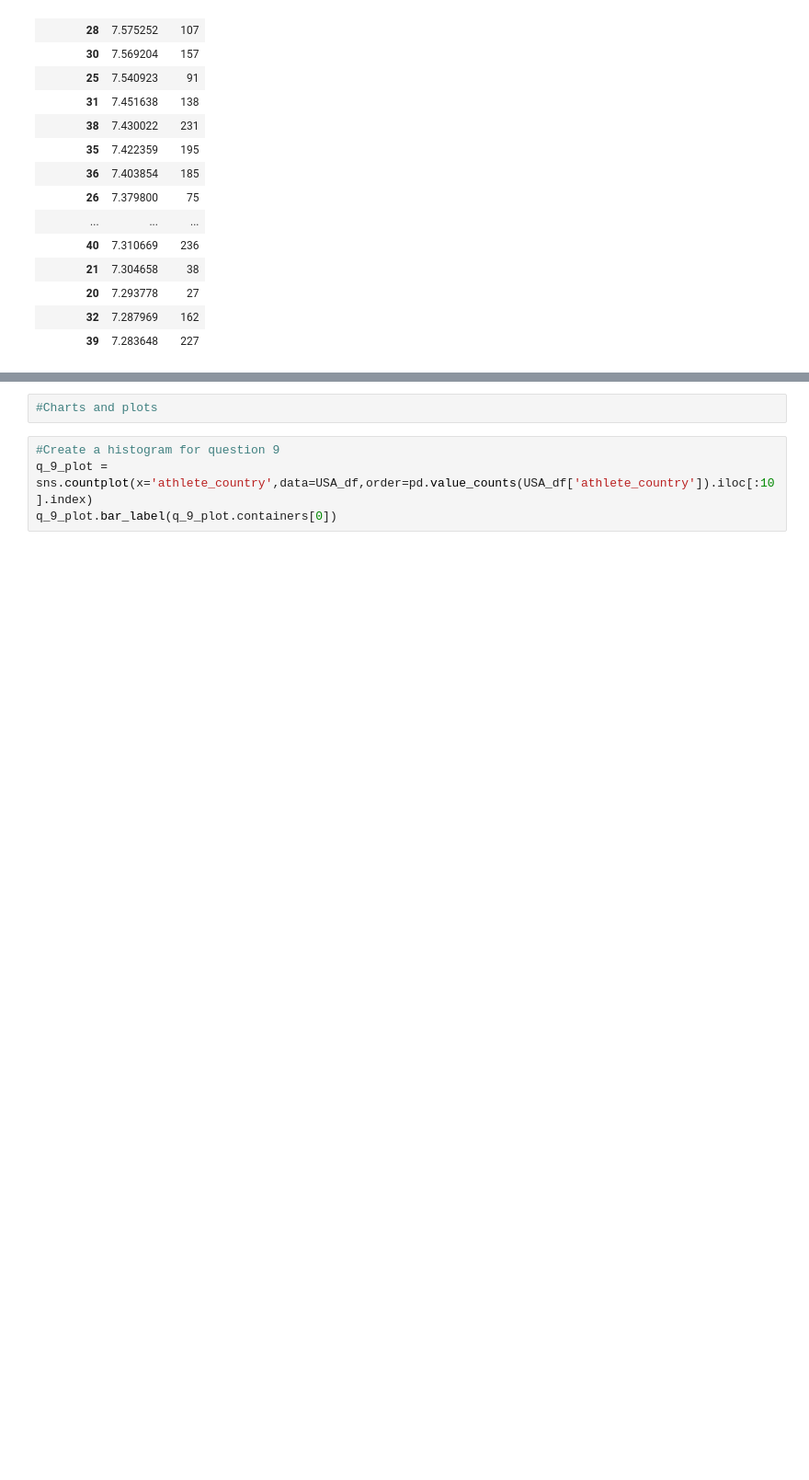
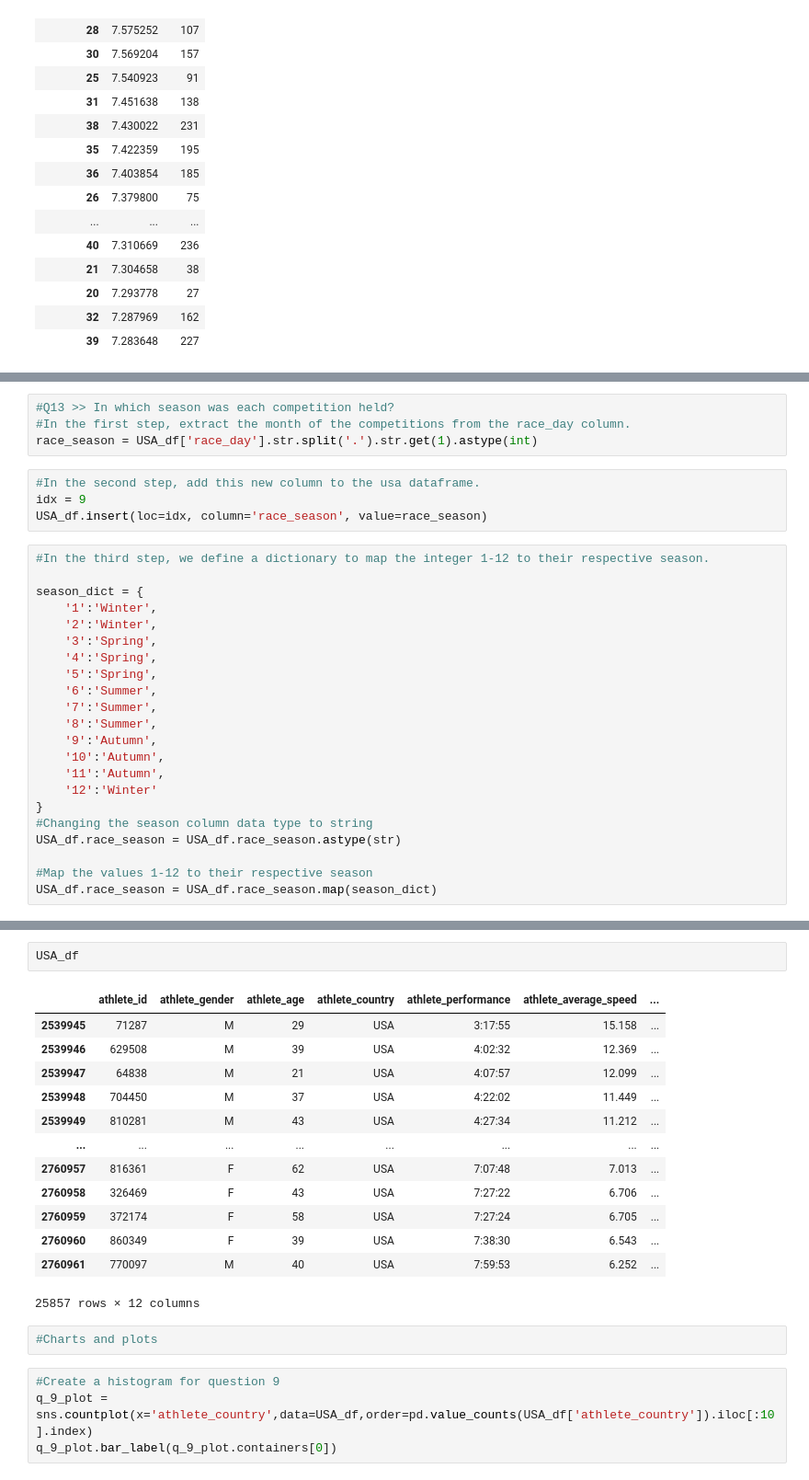
Before and after one commit to maedeh-dqn/ultra_marathon_project, a Jupyter notebook: Analyis.ipynb, the cells around one changed output, grey strips where cells are left out. Shown: that part at 92% size. Drawn from its saved outputs; the diff is of its cells as text; blank space fills up the shorter version.

```diff
--- a/Analyis.ipynb
+++ b/Analyis.ipynb
@@ -417,0 +403,30 @@ Name: race_day, Length: 25857, dtype: object
+# %%
+#Q13 >> In which season was each competition held?
+#In the first step, extract the month of the competitions from the race_day column.
+race_season = USA_df['race_day'].str.split('.').str.get(1).astype(int)
+# %%
+#In the second step, add this new column to the usa dataframe.
+idx = 9
+USA_df.insert(loc=idx, column='race_season', value=race_season)
+# %%
+#In the third step, we define a dictionary to map the integer 1-12 to their respective season.
+
+season_dict = {
+    '1':'Winter',
+    '2':'Winter',
+    '3':'Spring',
+    '4':'Spring',
+    '5':'Spring',
+    '6':'Summer',
+    '7':'Summer',
+    '8':'Summer',
+    '9':'Autumn',
+    '10':'Autumn',
+    '11':'Autumn',
+    '12':'Winter'
+}
+#Changing the season column data type to string
+USA_df.race_season = USA_df.race_season.astype(str)
+
+#Map the values 1-12 to their respective season
+USA_df.race_season = USA_df.race_season.map(season_dict)
@@ -418,3 +453,19 @@ Name: race_day, Length: 25857, dtype: object
+# %%
+USA_df
+# %% [output]
+|  | athlete_id | athlete_gender | athlete_age | athlete_country | athlete_performance | athlete_average_speed | ... |
+| 2539945 | 71287 | M | 29 | USA | 3:17:55 | 15.158 | ... |
+| 2539946 | 629508 | M | 39 | USA | 4:02:32 | 12.369 | ... |
+| 2539947 | 64838 | M | 21 | USA | 4:07:57 | 12.099 | ... |
+| 2539948 | 704450 | M | 37 | USA | 4:22:02 | 11.449 | ... |
+| 2539949 | 810281 | M | 43 | USA | 4:27:34 | 11.212 | ... |
+| ... | ... | ... | ... | ... | ... | ... | ... |
+| 2760957 | 816361 | F | 62 | USA | 7:07:48 | 7.013 | ... |
+| 2760958 | 326469 | F | 43 | USA | 7:27:22 | 6.706 | ... |
+| 2760959 | 372174 | F | 58 | USA | 7:27:24 | 6.705 | ... |
+| 2760960 | 860349 | F | 39 | USA | 7:38:30 | 6.543 | ... |
+| 2760961 | 770097 | M | 40 | USA | 7:59:53 | 6.252 | ... |
+25857 rows × 12 columns
 # %%
 #Charts and plots
 # %%
```
Also changed, not shown: parts of 4 cells of this notebook.
